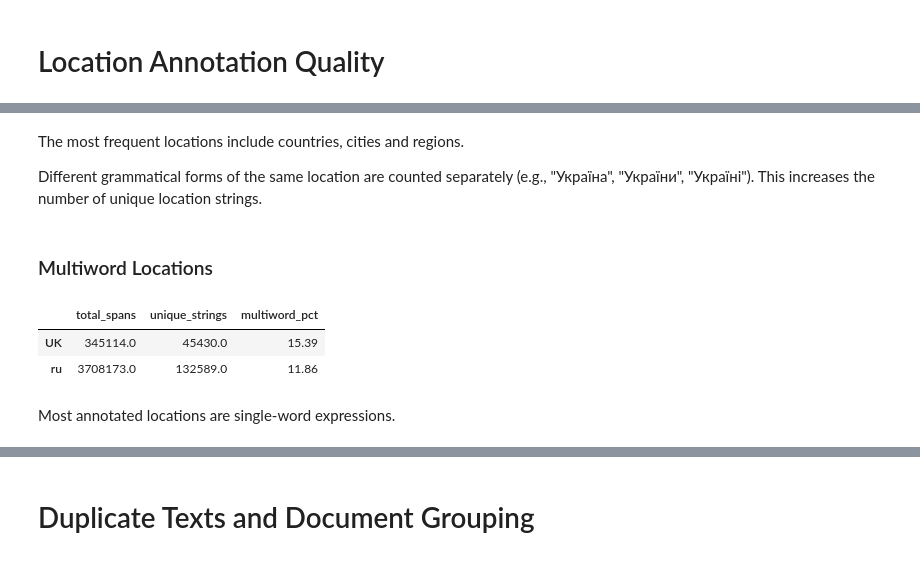
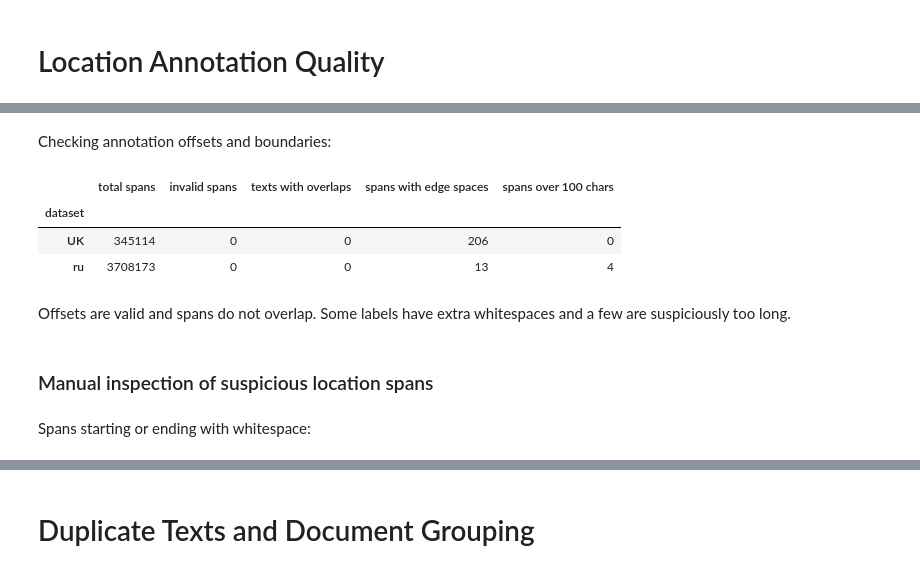
Before and after one commit to dkalchenko01/UA-Locations-NER-Deep-Learning, a Jupyter notebook: notebooks/01_eda.ipynb, the cells around one changed output, grey strips where cells are left out. Drawn from its saved outputs; the diff is of its cells as text; code cells hidden in the pictures.

```diff
--- a/notebooks/01_eda.ipynb
+++ b/notebooks/01_eda.ipynb
@@ -446,24 +273,0 @@ These examples show that structurally valid character offsets do not guarantee c
-# %%
-fig, ax = plt.subplots(figsize=(9, 5))
-x = np.arange(5)
-width = 0.35
-
-for i, (label, result) in enumerate(scans.items()):
-    counts = result["loc_counts"]
-    pct = pd.Series(counts).groupby(
-        lambda n: min(n, 4)
-    ).sum().reindex(range(5), fill_value=0)
-    pct = pct / sum(counts.values()) * 100
-
-    bars = ax.bar(x + (i - 0.5) * width, pct, width, label=label.upper())
-    ax.bar_label(bars, fmt="%.1f%%", padding=3, fontsize=9)
-
-ax.set_xticks(x, ["0", "1", "2", "3", "4+"])
-ax.set_xlabel("Number of annotated locations per text")
-ax.set_ylabel("Percentage of texts (%)")
-ax.set_title("Distribution of Annotated Locations: UK vs RU")
-ax.legend()
-ax.set_ylim(0, 90)
-
-plt.tight_layout()
-plt.show()
@@ -522,26 +274,29 @@ ru — top 20:
-# %% [markdown]
-The most frequent locations include countries, cities and regions.
-
-Different grammatical forms of the same location are counted separately (e.g., "Україна", "України", "Україні"). This increases the number of unique location strings.
-# %% [markdown]
-### Multiword Locations
-# %%
-def location_word_stats(counts):
-    total = sum(counts.values())
-    multiword = sum(n for loc, n in counts.items() if len(loc.split()) > 1)
-    return {
-        "total_spans": total,
-        "unique_strings": len(counts),
-        "multiword_pct": round(100 * multiword / total, 2)
-    }
-
-display(pd.DataFrame({
-    "UK": location_word_stats(uk_locations),
-    "ru": location_word_stats(ru_locations)
-}).T)
-# %% [output]
-|  | total_spans | unique_strings | multiword_pct |
-| UK | 345114.0 | 45430.0 | 15.39 |
-| ru | 3708173.0 | 132589.0 | 11.86 |
-# %% [markdown]
-Most annotated locations are single-word expressions.
+# %% [markdown]
+Checking annotation offsets and boundaries:
+# %%
+rows = []
+for label, result in scans.items():
+  total_spans, invalid_spans, _ = result["offsets"]
+  audit = result["audit"]
+
+  rows.append({
+      "dataset": label,
+      "total spans": total_spans,
+      "invalid spans": invalid_spans, #spans that do not satisfy `0 ≤ start < end ≤ text length`
+      "texts with overlaps": audit["overlap_texts"], #texts where location spans overlap
+      "spans with edge spaces": audit["whitespace_spans"], #spans starting or ending with whitespace
+      "spans over 100 chars": audit["long_spans"] #spans longer than 100 characters
+  })
+
+pd.DataFrame(rows).set_index("dataset")
+# %% [output]
+|  | total spans | invalid spans | texts with overlaps | spans with edge spaces | spans over 100 chars |
+| dataset |  |  |  |  |  |
+| UK | 345114 | 0 | 0 | 206 | 0 |
+| ru | 3708173 | 0 | 0 | 13 | 4 |
+# %% [markdown]
+Offsets are valid and spans do not overlap. Some labels have extra whitespaces and a few are suspiciously too long.
+# %% [markdown]
+### Manual inspection of suspicious location spans
+# %% [markdown]
+Spans starting or ending with whitespace:
```
Also changed, not shown: parts of 96 cells of this notebook.
